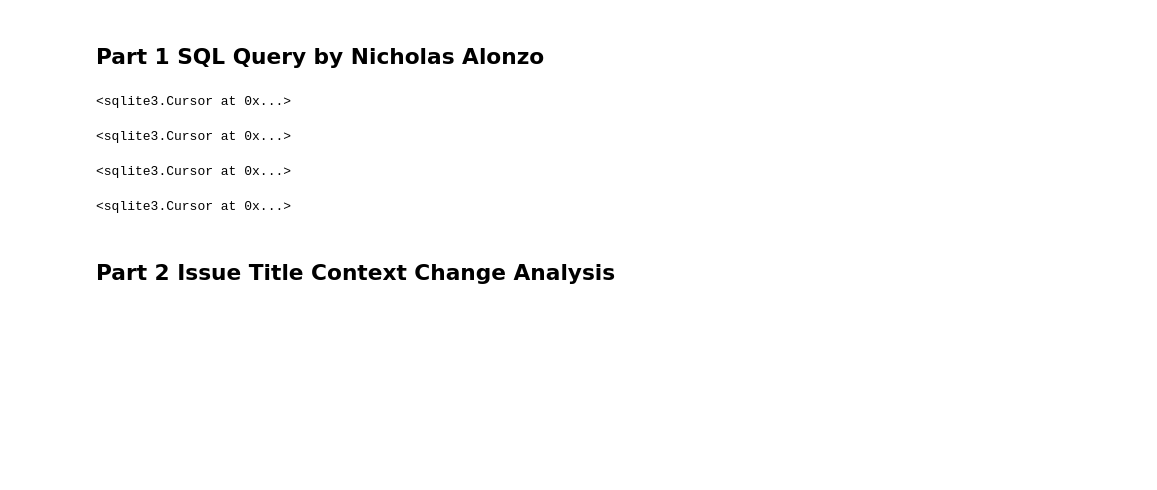
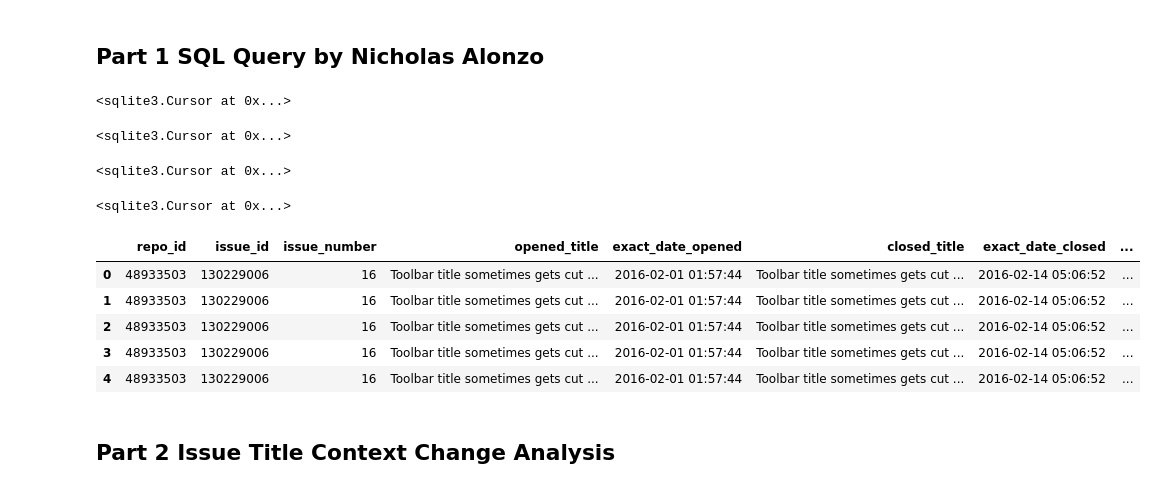
Before and after one commit to nicholas-alonzo/GitHub-Repo-Analysis, a Jupyter notebook: Event-Exploration_ql.ipynb, the cells around one changed output. Cells and saved outputs as stored; diff of their text form; code cells hidden in the pictures; blank space fills up the shorter version.

```diff
--- a/Event-Exploration_ql.ipynb
+++ b/Event-Exploration_ql.ipynb
@@ -153,6 +153,15 @@ for idx, row in issues.iterrows():
 comments = pd.concat(DFs, axis=0, ignore_index=True)
 # %%
 issues_comments = pd.merge(issues, comments, how='inner', on=['repo_id', 'issue_id'])
+# %%
+issues_comments.head()
+# %% [output]
+|  | repo_id | issue_id | issue_number | opened_title | exact_date_opened | closed_title | exact_date_closed | ... |
+| 0 | 48933503 | 130229006 | 16 | Toolbar title sometimes gets cut ... | 2016-02-01 01:57:44 | Toolbar title sometimes gets cut ... | 2016-02-14 05:06:52 | ... |
+| 1 | 48933503 | 130229006 | 16 | Toolbar title sometimes gets cut ... | 2016-02-01 01:57:44 | Toolbar title sometimes gets cut ... | 2016-02-14 05:06:52 | ... |
+| 2 | 48933503 | 130229006 | 16 | Toolbar title sometimes gets cut ... | 2016-02-01 01:57:44 | Toolbar title sometimes gets cut ... | 2016-02-14 05:06:52 | ... |
+| 3 | 48933503 | 130229006 | 16 | Toolbar title sometimes gets cut ... | 2016-02-01 01:57:44 | Toolbar title sometimes gets cut ... | 2016-02-14 05:06:52 | ... |
+| 4 | 48933503 | 130229006 | 16 | Toolbar title sometimes gets cut ... | 2016-02-01 01:57:44 | Toolbar title sometimes gets cut ... | 2016-02-14 05:06:52 | ... |
 # %%
 # Drop the temporary tables
 c.executescript('''
```
Also changed, not shown: parts of 21 cells of this notebook.
